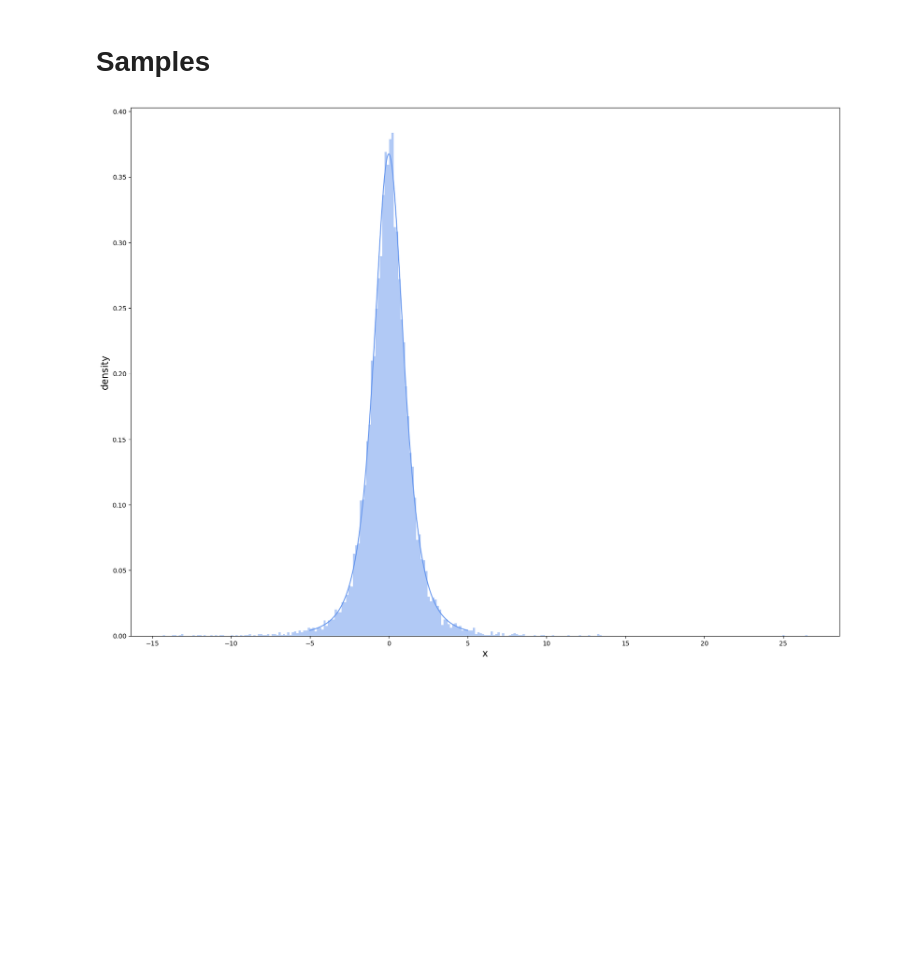
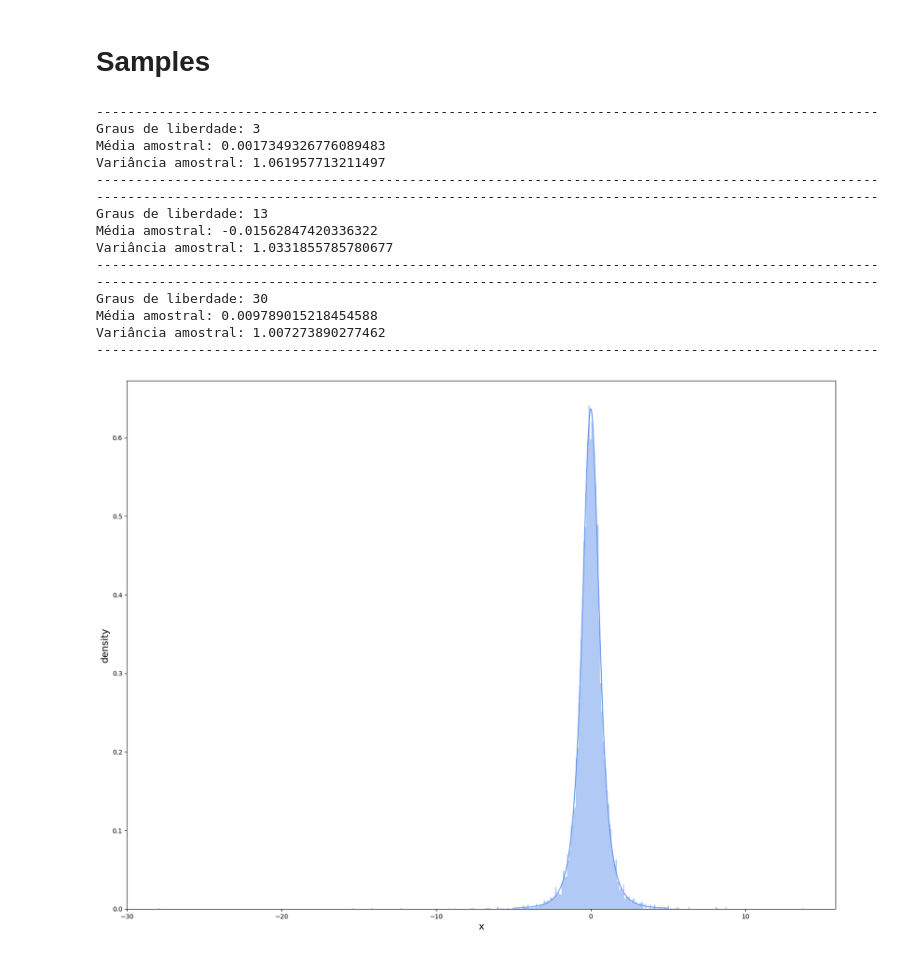
Before and after one commit to leonardotessarolo/bayesian_bss, a Jupyter notebook: final_experiment/7.test_t_source.ipynb, the cells around one changed output. Drawn from its saved outputs; the diff is of its cells as text; code cells hidden in the pictures; blank space fills up the shorter version.

```diff
--- a/final_experiment/7.test_t_source.ipynb
+++ b/final_experiment/7.test_t_source.ipynb
@@ -11,6 +11,7 @@ from matplotlib import pyplot as plt
 from src import StudentTSource
 
 evaluated_dfs = [3, 13, 30]
+evaluated_scales=[1,10,100]
 # %% [markdown]
 # PDF derivative, PDF, CDF
 # %%
@@ -18,11 +19,16 @@ evaluated_dfs = [3, 13, 30]
 evaluated_x = np.linspace(-5,5,1000)
 
 # Instantiate sources
-sources = {str(df): StudentTSource(
+# sources = {str(df): StudentTSource(
+#     mu=0,
+#     sigma=np.sqrt((df-2)/df),
+#     df=df
+# ) for df in evaluated_dfs}
+sources = {str(scale): StudentTSource(
     mu=0,
-    sigma=1,
-    df=df
-) for df in evaluated_dfs}
+    sigma=scale,
+    df=3
+) for scale in evaluated_scales}
 
 # Create plots
 fig, (ax1, ax2, ax3) = plt.subplots(
@@ -110,41 +116,62 @@ l3=ax3.legend(fontsize=15)
 # Instantiate sources
 sources = {str(df): StudentTSource(
     mu=0,
-    sigma=1,
+    sigma=np.sqrt((df-2)/df),
     df=df
 ) for df in evaluated_dfs}
 
 
 # Plot t
 for df, s in sources.items():
+    samples = s.get_realization(nsources=1, nobs=10000)[0]
+    print('-'*100)
+    print('Graus de liberdade: {}'.format(df))
+    print('Média amostral: {}'.format(np.mean(samples)))
+    print('Variância amostral: {}'.format(np.var(samples)))
+    print('-'*100)
     fig, ax = plt.subplots(
         nrows=1, ncols=1,
         figsize=(20,15)
     )
 
     ax.set_xlabel(
         'x',
         fontsize=15
     )
     ax.set_ylabel(
         'density',
         fontsize=15
     )
     ax.hist(
-        s.get_realization(nsources=1, nobs=10000)[0],
+        samples,
         bins='fd',
         alpha=0.5,
         density=True,
         color='cornflowerblue'
     )
 
     ax.plot(
         evaluated_x,
         s.get()(evaluated_x),
         color='cornflowerblue'
     )
 
 
 l = ax.legend(fontsize=15)
 # %% [output]
+----------------------------------------------------------------------------------------------------
+Graus de liberdade: 3
+Média amostral: 0.0017349326776089483
+Variância amostral: 1.061957713211497
+----------------------------------------------------------------------------------------------------
+----------------------------------------------------------------------------------------------------
+Graus de liberdade: 13
+Média amostral: -0.01562847420336322
+Variância amostral: 1.0331855785780677
+----------------------------------------------------------------------------------------------------
+----------------------------------------------------------------------------------------------------
+Graus de liberdade: 30
+Média amostral: 0.009789015218454588
+Variância amostral: 1.007273890277462
+----------------------------------------------------------------------------------------------------
-[figure, old version]
+[figure, new version]
```
Also changed, not shown: parts of 2 cells of this notebook, 5 other files.
